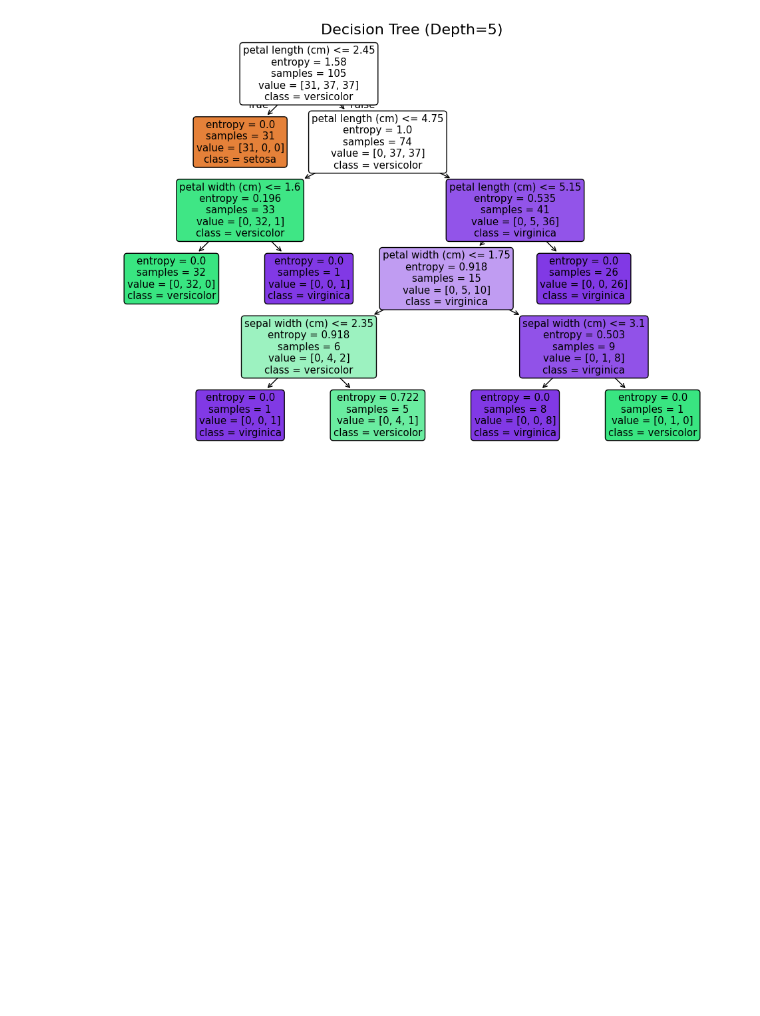
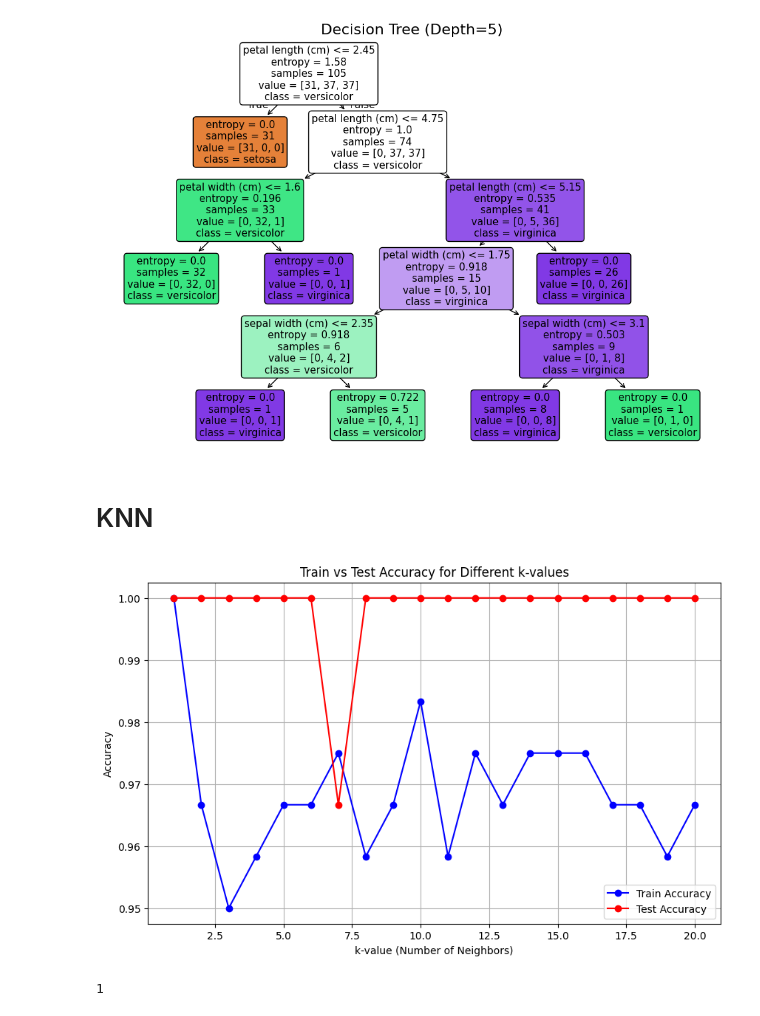
Before and after one commit to Julian-L-Avila/Data-Mining-2024-3, a Jupyter notebook: Classification-Notebook/main.sync.ipynb, the cells around one changed output. Drawn from its saved outputs; the diff is of its cells as text; code cells hidden in the pictures; blank space fills up the shorter version.

```diff
--- a/Classification-Notebook/main.sync.ipynb
+++ b/Classification-Notebook/main.sync.ipynb
@@ -484,3 +533,5 @@ plt.title(f"Decision Tree (Depth={best_depth})", fontsize=16)
 plt.show()
 # %% [output]
 [figure]
+# %% [markdown]
+# KNN
@@ -486,0 +566,35 @@ plt.show()
+# %%
+results = evaluate_knn(range(1, 21))
+
+best_train = max(results, key=lambda x: x[1])
+best_test = max(results, key=lambda x: x[2])
+lowest_diff = min(results, key=lambda x: x[3])
+
+optimal_k = lowest_diff[0]
+knn = KNeighborsClassifier(n_neighbors=optimal_k)
+knn.fit(X_train, y_train)
+y_pred = knn.predict(X_test)
+
+# Store classification report and confusion matrix
+classification_rep = classification_report(y_test, y_pred, target_names=iris.target_names)
+conf_matrix = confusion_matrix(y_test, y_pred)
+# %%
+# Plot Accuracy vs. k-value for Train and Test data
+k_values = range(1, 21)
+train_accuracies = [train_acc for _, train_acc, _, _ in results]
+test_accuracies = [test_acc for _, _, test_acc, _ in results]
+
+plt.figure(figsize=(10, 6))
+plt.plot(k_values, train_accuracies, label='Train Accuracy', marker='o', linestyle='-', color='b')
+plt.plot(k_values, test_accuracies, label='Test Accuracy', marker='o', linestyle='-', color='r')
+plt.title('Train vs Test Accuracy for Different k-values')
+plt.xlabel('k-value (Number of Neighbors)')
+plt.ylabel('Accuracy')
+plt.legend()
+plt.grid(True)
+plt.show()
+
+print(optimal_k)
+# %% [output]
+[figure, added]
+1
```
Also changed, not shown: parts of 6 cells of this notebook, 1 other file.
